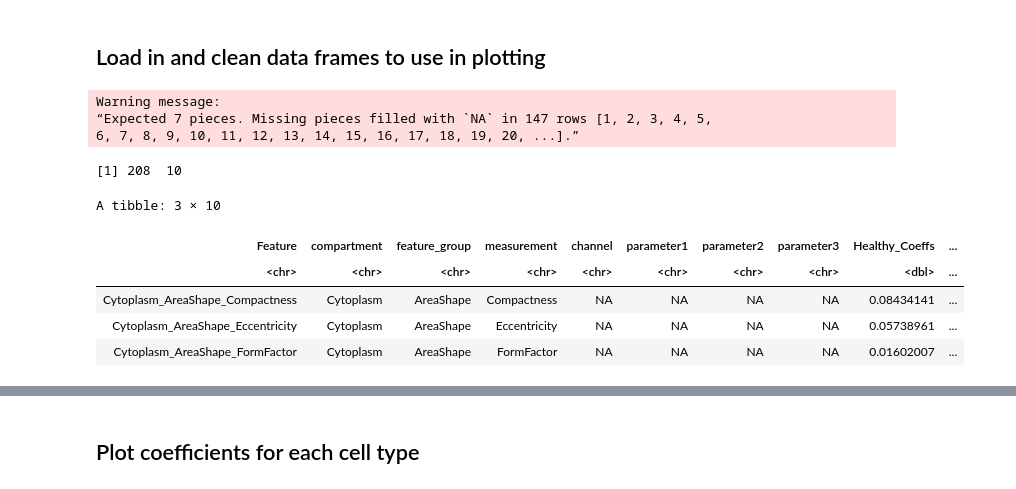
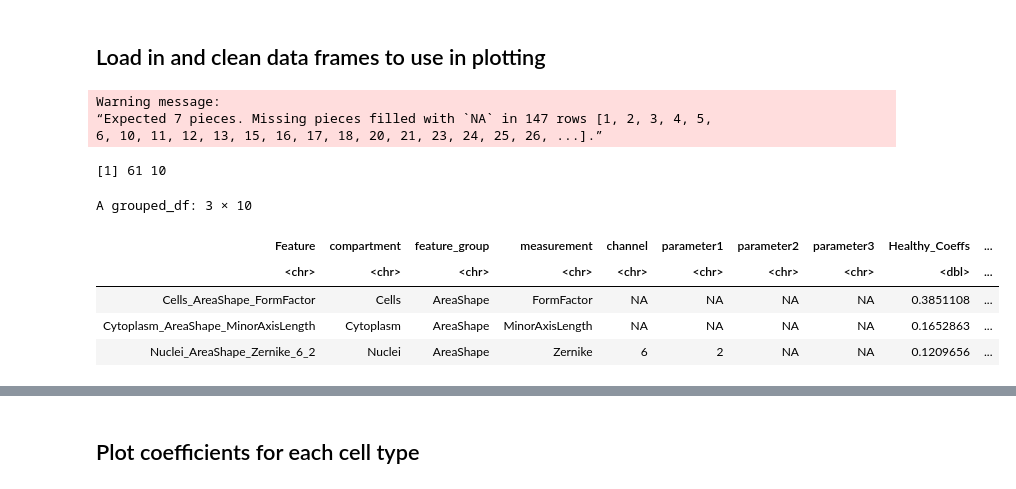
Before and after one commit to WayScience/cellpainting_predicts_cardiac_fibrosis, a Jupyter notebook: 5.machine_learning/3.visualize_model_coef.ipynb, the cells around one changed output, grey strips where cells are left out. Drawn from its saved outputs; the diff is of its cells as text; code cells hidden in the pictures.

```diff
--- a/5.machine_learning/3.visualize_model_coef.ipynb
+++ b/5.machine_learning/3.visualize_model_coef.ipynb
@@ -13,11 +13,11 @@ input_data_dir <- "./data"
 # Set output figure dir
 output_fig_dir <- "./figures"
 
-# Path to positive coef file (features related to predicting Healthy class)
-healthy_coef_file <- file.path(input_data_dir, "positive_coeffs.csv")
+# Path to healthy coef file
+healthy_coef_file <- file.path(input_data_dir, "healthy_coeffs.csv")
 
-# Path to negative coef file (features related to predicting Failing class)
-failing_coef_file <- file.path(input_data_dir, "negative_coeffs.csv")
+# Path to failing coef file
+failing_coef_file <- file.path(input_data_dir, "failing_coeffs.csv")
 
 # Paths for each figure output
 healthy_coef_fig <- file.path(output_fig_dir, "logistic_regression_final_healthy_coefficients_plot.png")
@@ -32,45 +32,60 @@ healthy_coef_df <- readr::read_csv(
 
 # Split out components of feature name for visualization
 healthy_coef_df <- healthy_coef_df %>%
+    dplyr::arrange(desc(abs(Healthy_Coeffs))) %>%
     tidyr::separate(
         Feature,
         into = c(
             "compartment",
             "feature_group",
             "measurement",
             "channel",
             "parameter1",
             "parameter2",
             "parameter3"
         ),
         sep = "_",
         remove = FALSE
     ) %>%
     dplyr::mutate(channel_cleaned = channel)
 
 healthy_coef_df$channel_cleaned <- dplyr::recode(healthy_coef_df$channel_cleaned,
     "Hoechst" = "Nucleus",
     "ER" = "ER",
     "Actin" = "Actin",
     "Mitochondria" = "Mito",
     "PM" = "PM",
     .default = "other",
     .missing = "other"
 )
 
+channels <- c(
+    "Mito" = "Mito",
+    "Nucleus" = "DNA",
+    "PM" = "PM",
+    "ER" = "ER",
+    "Actin" = "Actin",
+    "other" = "other"
+)
+
+healthy_coef_df <- healthy_coef_df %>%
+    dplyr::filter(channel_cleaned %in% names(channels)) %>%
+    dplyr::group_by(feature_group, channel_cleaned, compartment) %>%
+    dplyr::slice_max(order_by = Healthy_Coeffs, n = 1)
+
 print(dim(healthy_coef_df))
 head(healthy_coef_df, 3)
 # %% [output]
 Warning message:
 “Expected 7 pieces. Missing pieces filled with `NA` in 147 rows [1, 2, 3, 4, 5,
-6, 7, 8, 9, 10, 11, 12, 13, 14, 15, 16, 17, 18, 19, 20, ...].”
+6, 10, 11, 12, 13, 15, 16, 17, 18, 20, 21, 23, 24, 25, 26, ...].”
-[1] 208  10
+[1] 61 10
-A tibble: 3 × 10
+A grouped_df: 3 × 10
 | Feature | compartment | feature_group | measurement | channel | parameter1 | parameter2 | parameter3 | Healthy_Coeffs | ... |
 | <chr> | <chr> | <chr> | <chr> | <chr> | <chr> | <chr> | <chr> | <dbl> | ... |
-| Cytoplasm_AreaShape_Compactness | Cytoplasm | AreaShape | Compactness | NA | NA | NA | NA | 0.08434141 | ... |
-| Cytoplasm_AreaShape_Eccentricity | Cytoplasm | AreaShape | Eccentricity | NA | NA | NA | NA | 0.05738961 | ... |
-| Cytoplasm_AreaShape_FormFactor | Cytoplasm | AreaShape | FormFactor | NA | NA | NA | NA | 0.01602007 | ... |
+| Cells_AreaShape_FormFactor | Cells | AreaShape | FormFactor | NA | NA | NA | NA | 0.3851108 | ... |
+| Cytoplasm_AreaShape_MinorAxisLength | Cytoplasm | AreaShape | MinorAxisLength | NA | NA | NA | NA | 0.1652863 | ... |
+| Nuclei_AreaShape_Zernike_6_2 | Nuclei | AreaShape | Zernike | 6 | 2 | NA | NA | 0.1209656 | ... |
 # %%
 # Load and clean failing class data frame
 failing_coef_df <- readr::read_csv(
```
Also changed, not shown: parts of 3 cells of this notebook, 10 other files.
